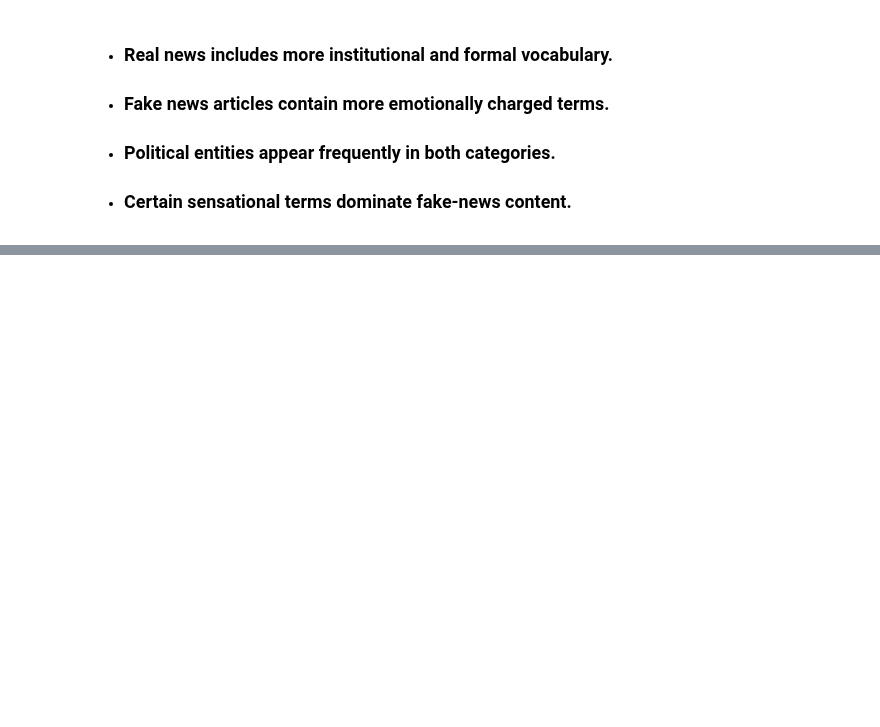
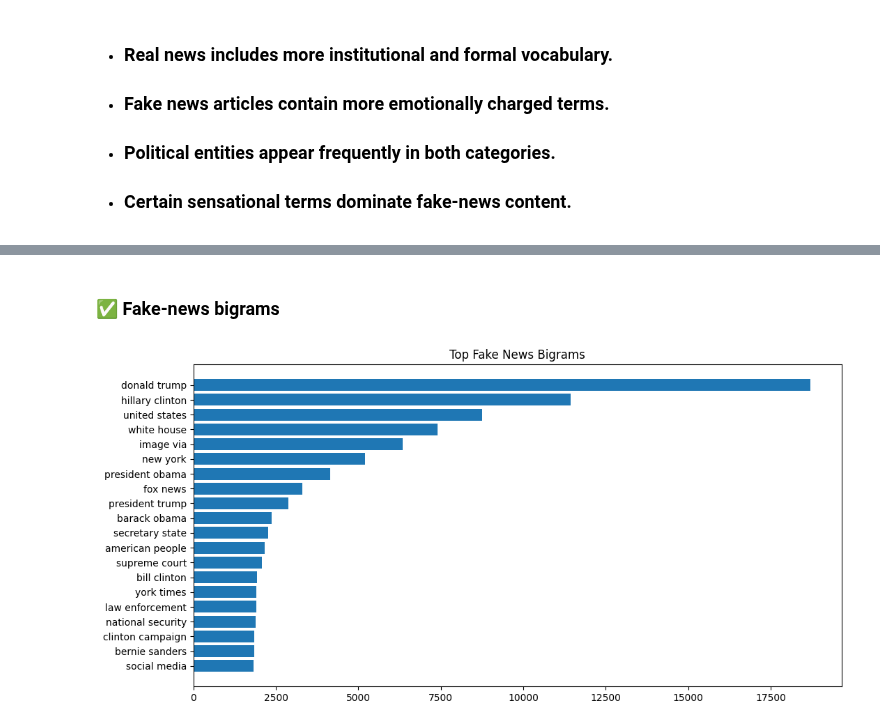
Before and after one commit to Susanta2025-lab/Fatocheck, a Jupyter notebook: notebooks/exploration.ipynb, the cells around one changed output, grey strips where cells are left out. Cells and saved outputs as stored; diff of their text form; code cells hidden in the pictures; blank space fills up the shorter version.

Commit message:
included N-gram analysis and relevant visualization

```diff
--- a/notebooks/exploration.ipynb
+++ b/notebooks/exploration.ipynb
@@ -364,0 +424,35 @@ plt.show()
+# %%
+# helper function to plot n-gram frequencies for a given label (fake or real news)
+
+def plot_ngram_freq(
+    ngram_df,
+    title
+):
+
+    plt.figure(figsize=(12,6))
+
+    plt.barh(
+        ngram_df["ngram"],
+        ngram_df["count"]
+    )
+
+    plt.title(title)
+
+    plt.gca().invert_yaxis()
+
+    plt.show()
+# %% [markdown]
+### ✅ Fake-news bigrams
+# %%
+fake_bigrams = create_ngram_freq(
+    df,
+    label=0,
+    ngram_range=(2,2)
+)
+
+plot_ngram_freq(
+    fake_bigrams,
+    "Top Fake News Bigrams"
+)
+# %% [output]
+[figure, added]
```
Also changed, not shown: parts of 12 cells of this notebook.
